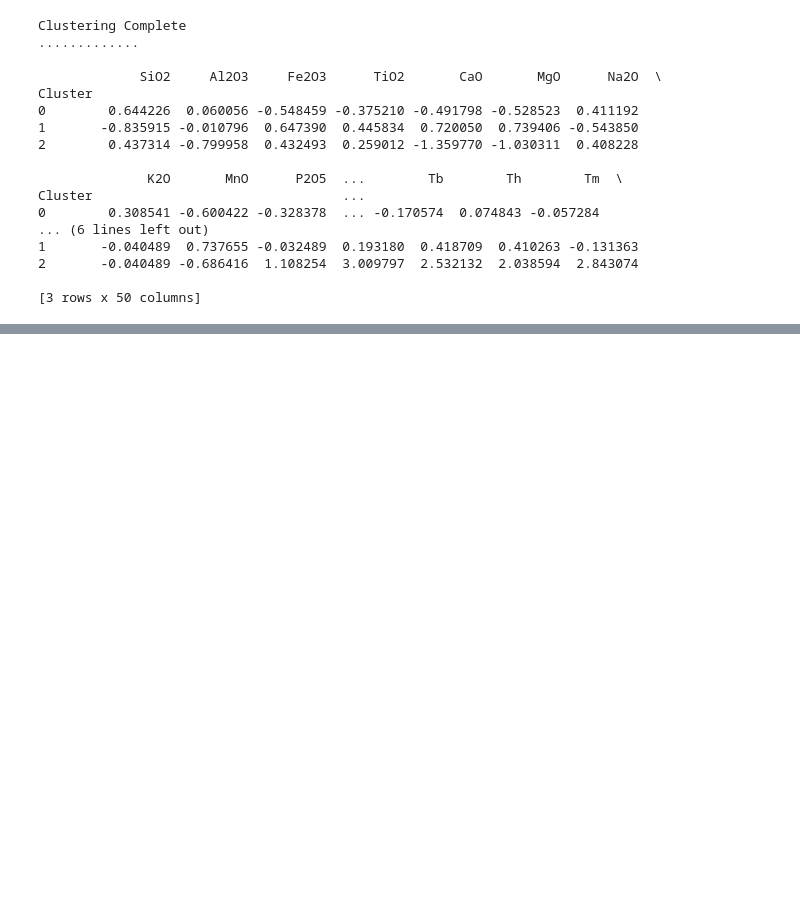
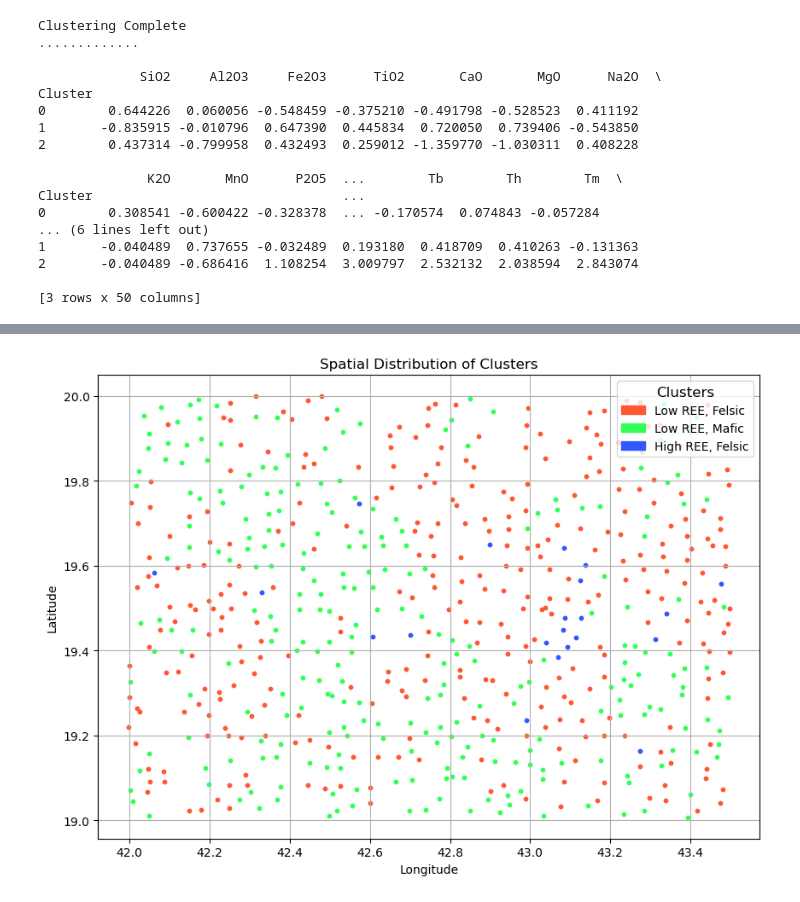
Before and after one commit to tyhowee/personal_code, a Jupyter notebook: data_analysis/saudi_data.ipynb, the cells around one changed output, grey strips where cells are left out. Saved outputs shown, nothing was run; the diff lists cells and outputs as text; code cells hidden in the pictures; blank space fills up the shorter version.

Commit message:
added spatial analysis/interpolation

```diff
--- a/data_analysis/saudi_data.ipynb
+++ b/data_analysis/saudi_data.ipynb
@@ -396,3 +399,58 @@ gajhq_data_spatial = gajhq_data.iloc[:, 1:].copy()
 gajhq_data_spatial = gajhq_data_spatial.apply(
     pd.to_numeric, errors="coerce"
 )  # Convert to numeric
+
+# Convert the DataFrame to a GeoDataFrame
+gajhq_data_spatial["geometry"] = gajhq_data_spatial.apply(
+    lambda row: Point(row["LONG"], row["LAT"]), axis=1
+)
+gajhq_geo_data = gpd.GeoDataFrame(
+    gajhq_data_spatial, geometry="geometry", crs="EPSG:4326"
+)  # WGS84 CRS
+gajhq_geo_data["Cluster"] = gajhq_clusters
+
+# Inspect the GeoDataFrame
+#print(gajhq_geo_data.head())
+#print(gajhq_geo_data["Cluster"].unique())
+# %%
+### Spatial Analysis
+
+# Custom cluster colors (ensure consistency with the plot)
+cluster_colors = {
+    0: "#FF5733",
+    1: "#33FF57",
+    2: "#3357FF",
+}  # Vibrant colors for clusters
+
+# Add a 'Color' column to GeoDataFrame
+gajhq_geo_data["Color"] = gajhq_geo_data["Cluster"].map(cluster_colors)
+
+# Define new names for the clusters
+cluster_names = {0: "Low REE, Felsic", 1: "Low REE, Mafic", 2: "High REE, Felsic"}
+
+# Add a new column to the GeoDataFrame with descriptive cluster names
+gajhq_geo_data["Cluster_Name"] = gajhq_geo_data["Cluster"].map(cluster_names)
+
+# Plot the clusters
+fig, ax = plt.subplots(figsize=(10, 8))
+for cluster, color in cluster_colors.items():
+    subset = gajhq_geo_data[gajhq_geo_data["Cluster"] == cluster]
+    subset.plot(color=color, markersize=10, ax=ax, label=f"Cluster {cluster}")
+
+# Add a categorical legend (aligned with cluster colors)
+handles = [
+    mpatches.Patch(color=color, label=cluster_names[cluster])
+    for cluster, color in cluster_colors.items()
+]
+plt.legend(
+    handles=handles, title="Clusters", loc="upper right", fontsize=10, title_fontsize=12
+)
+
+# Add titles and labels
+plt.title("Spatial Distribution of Clusters")
+plt.xlabel("Longitude")
+plt.ylabel("Latitude")
+plt.grid()
+plt.show()
+# %% [output]
+[figure, added]
```
Also changed, not shown: parts of 3 cells of this notebook.
